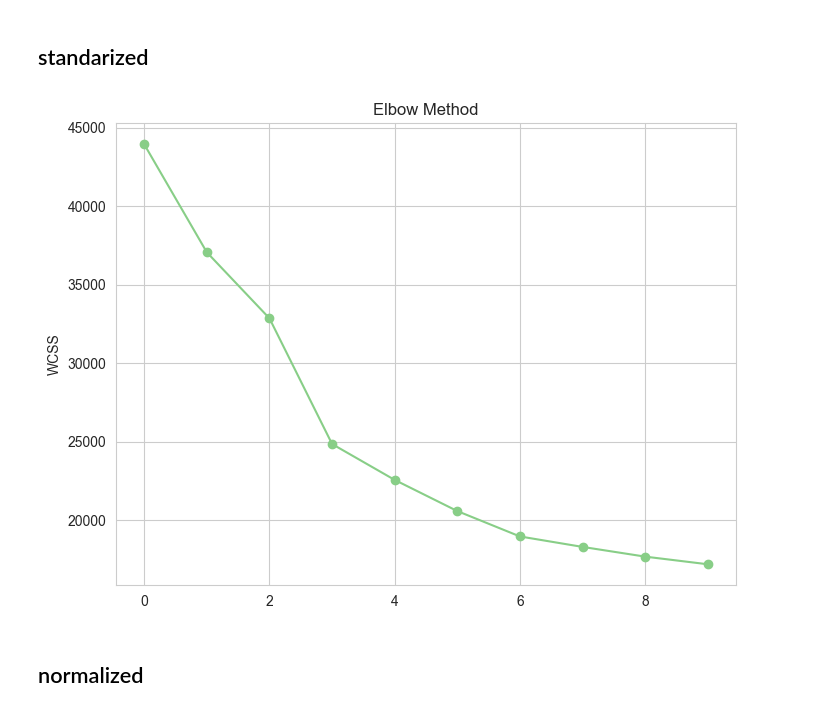
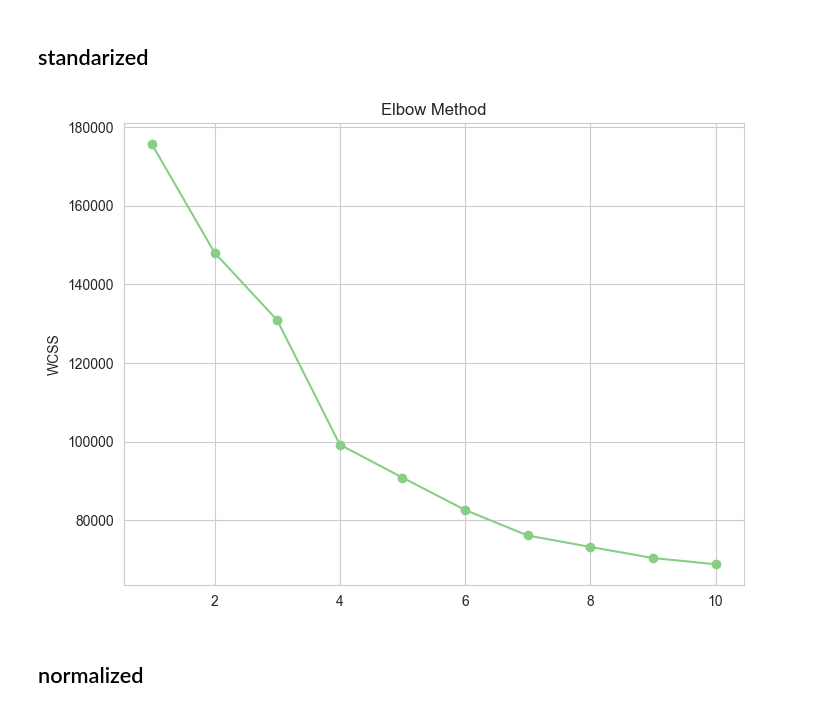
Before and after one commit to Staszek15/Data-Mining-Project, a Jupyter notebook: clustering/plots.ipynb, the cells around one changed output. Saved outputs shown, nothing was run; the diff lists cells and outputs as text; code cells hidden in the pictures.

```diff
--- a/clustering/plots.ipynb
+++ b/clustering/plots.ipynb
@@ -49,7 +49,7 @@ def draw_curves(measures, measures_num="all"):
 
     if measures_num == "only elbow":
         plt.figure(figsize=(8,6))
-        plt.plot(measures.index, measures['elbow'], marker='o')
+        plt.plot(measures.index+1, measures['elbow'], marker='o')
         plt.title("Elbow Method")
         plt.ylabel('WCSS')
 # %% [markdown]
@@ -94,10 +154,12 @@ draw_curves(kmedoids_normalized_train)
 ## standarized
 # %%
 kprototype_standarized_train = pd.read_csv(Path('..','server',
-                                           'k-prototype_std_test.csv'))
+                                           'k-prototype_std_train.csv'))
 draw_curves(kprototype_standarized_train, 'only elbow')
+plt.savefig(Path('..','plots','K-Prototype_std_train.pdf'),
+            format='pdf', bbox_inches='tight')
 # %% [output]
-[figure, old version]
+[figure, new version]
 # %% [markdown]
 ## normalized
 # %%
```
Also changed, not shown: parts of 23 cells of this notebook, 10 other files.
